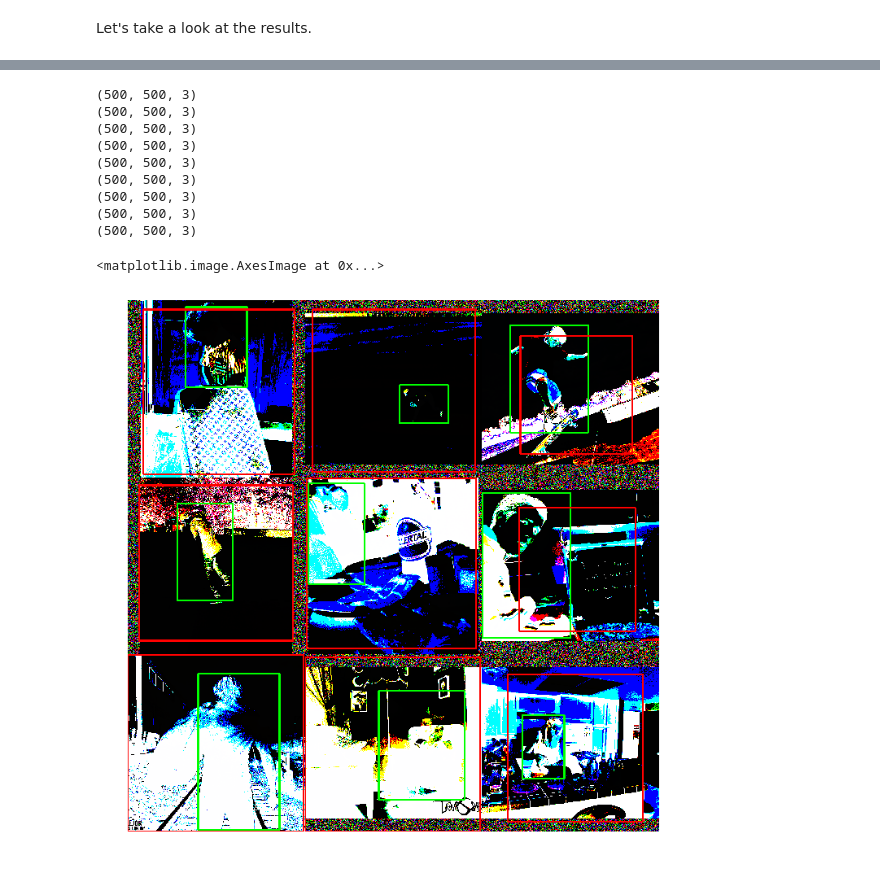
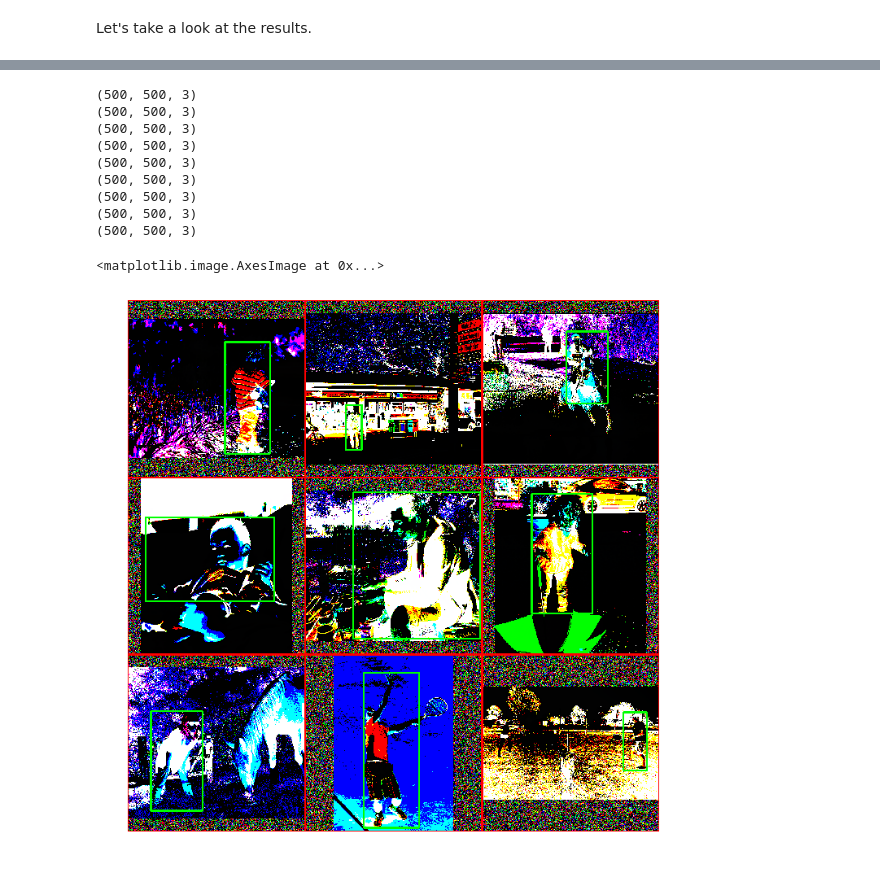
Before and after one commit to takotab/furry-geras, a Jupyter notebook: human_detection-IoU_loss.ipynb, the cells around one changed output, grey strips where cells are left out. Saved outputs shown, nothing was run; the diff lists cells and outputs as text; code cells hidden in the pictures.

```diff
--- a/human_detection-IoU_loss.ipynb
+++ b/human_detection-IoU_loss.ipynb
@@ -94,3 +91,3 @@ KeyboardInterrupt:
 # %%
-learn.fit_one_cycle(10, 1e-2)
+learn.fit_one_cycle(10, 1e-1)
 # %% [output]
@@ -174,21 +147,21 @@ def plot_im(img,bbox):
     img = cv2.rectangle(img, (x_min, y_min), (x_max,y_max),(0, 255, 0),3)
     return img
 # %%
-ims = np.stack([visualize(val_ds[i],target= predicted_bboxes[i]) for i in range(9,18)])
+ims = np.stack([visualize(val_ds[i],target= predicted_bboxes[i]) for i in range(0,9)])
 # ims = visualize(val_ds[0],target= predicted_bboxes[0])
 plt.figure(figsize=(12,12))
 plt.axis('off')
 plt.imshow(montage(np.stack(ims), multichannel=True))
 # plt.imshow(np.stack(ims))
 # %% [output]
 (500, 500, 3)
 (500, 500, 3)
 (500, 500, 3)
 (500, 500, 3)
 (500, 500, 3)
 (500, 500, 3)
 (500, 500, 3)
 (500, 500, 3)
 (500, 500, 3)
 <matplotlib.image.AxesImage at 0x...>
-[figure, old version]
+[figure, new version]
```
Also changed, not shown: parts of 9 cells of this notebook, 6 other files.
